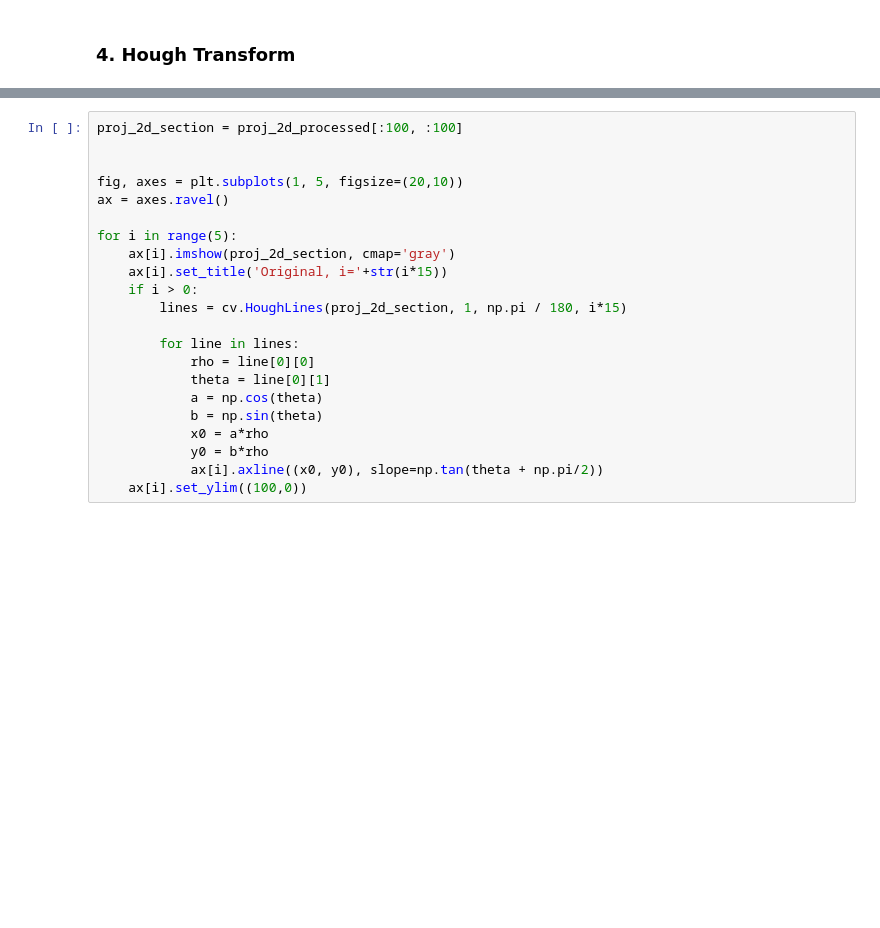
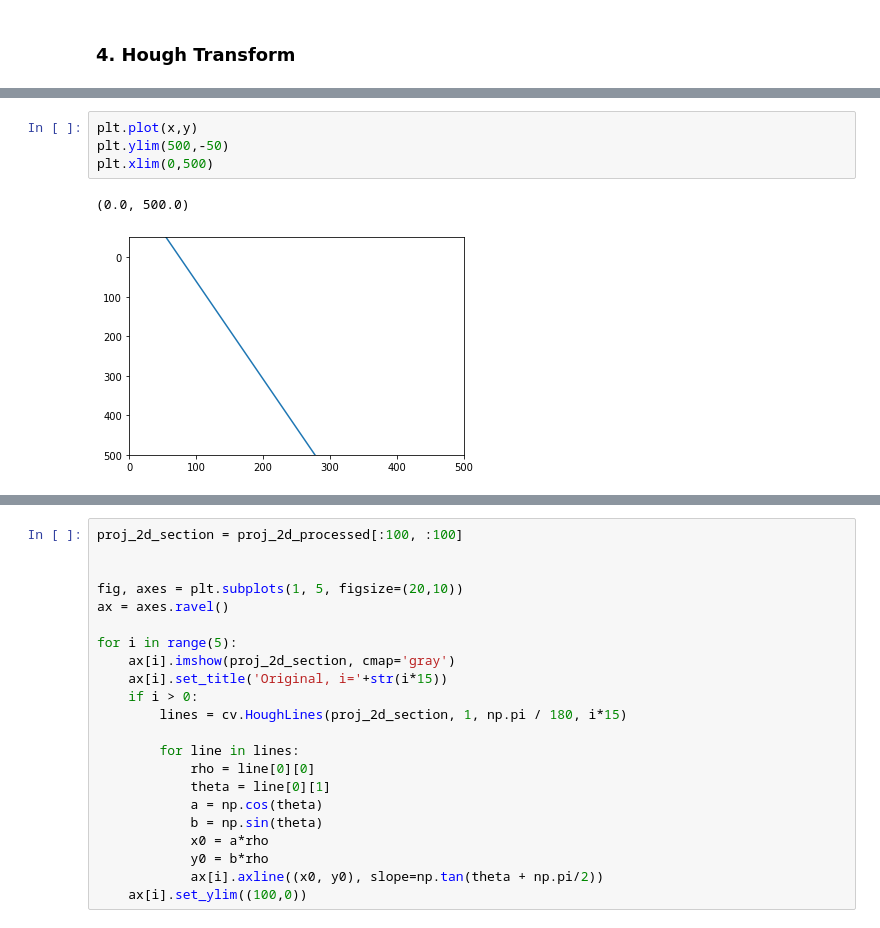
Before and after one commit to Amsterdam-Internships/UPC_Suspended_Streetlight_Extractor, a Jupyter notebook: milestone_2/Cable Extraction.ipynb, the cells around one changed output, grey strips where cells are left out. Cells and saved outputs as stored; diff of their text form; blank space fills up the shorter version.

```diff
--- a/milestone_2/Cable Extraction.ipynb
+++ b/milestone_2/Cable Extraction.ipynb
@@ -216,0 +348,7 @@ proj_2d_processed = apply_filters(proj_2d, ['closing', 'closing','edge','closing
+# %%
+plt.plot(x,y)
+plt.ylim(500,-50)
+plt.xlim(0,500)
+# %% [output]
+(0.0, 500.0)
+[figure, added]
```
Also changed, not shown: parts of 16 cells of this notebook.
